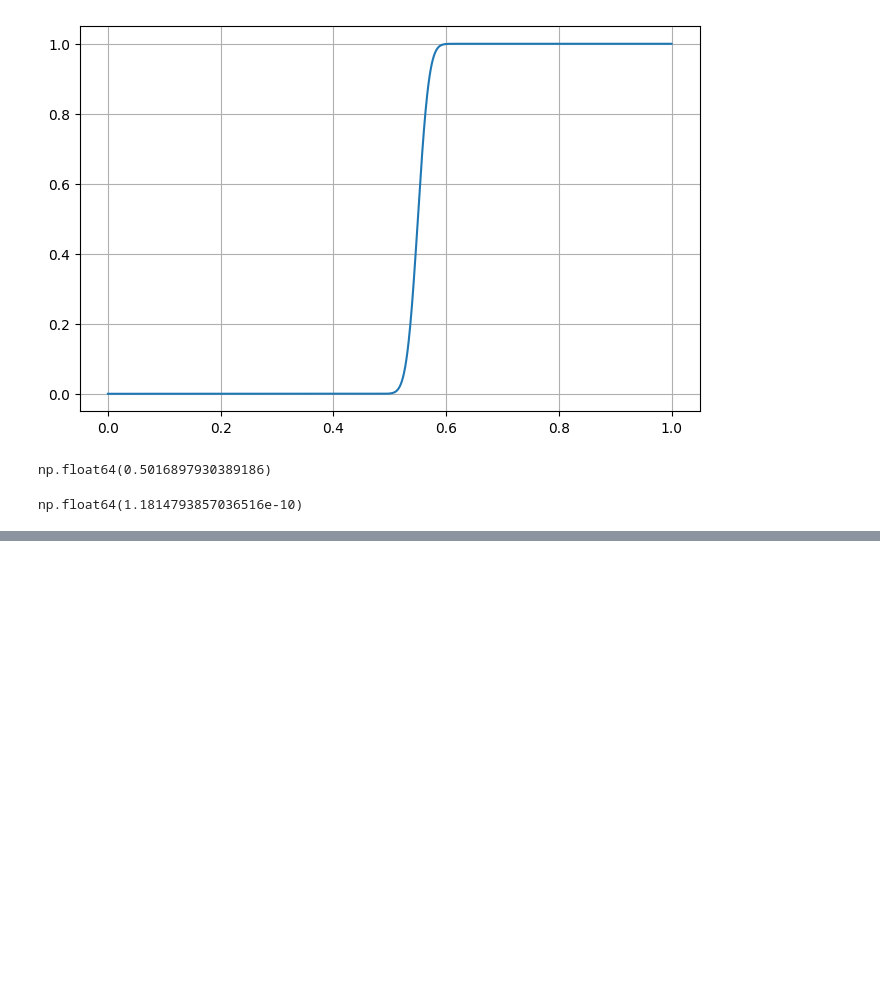
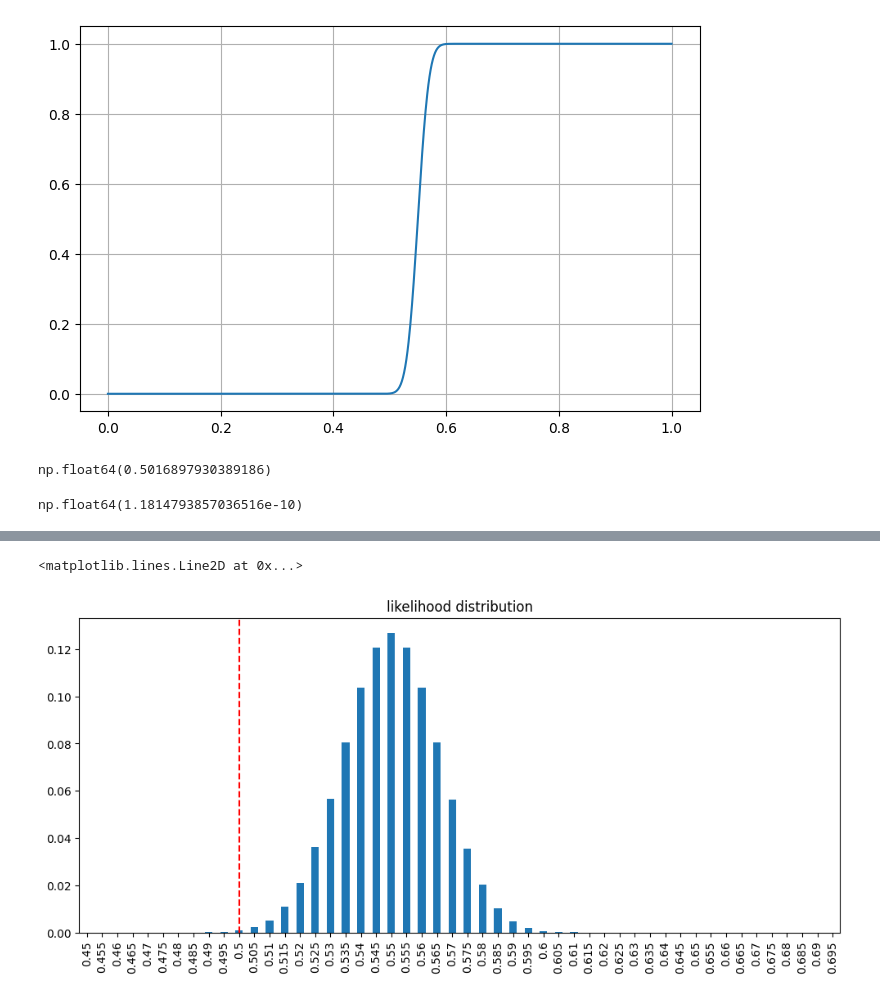
Before and after one commit to armanboyaci/notebooks, a Jupyter notebook: datascience_questions/q4_datascience.ipynb, the cells around one changed output, grey strips where cells are left out. Cells and saved outputs as stored; diff of their text form; code cells hidden in the pictures; blank space fills up the shorter version.

```diff
--- a/datascience_questions/q4_datascience.ipynb
+++ b/datascience_questions/q4_datascience.ipynb
@@ -144,0 +144,10 @@ plt.title(f"If we flip a fair coin {n} times, we expect to see {obs} successes {
+# %%
+df = pd.Series({np.round(p, 3): binom.pmf(550, n=1_000, p=p) for p in np.arange(0.45,0.7, 0.005)})
+
+(df / df.sum()).plot.bar(title="likelihood distribution", figsize=(12,5));
+
+x_pos = df.index.get_loc(0.5)
+plt.axvline(x=x_pos, linestyle="--", color="red")
+# %% [output]
+<matplotlib.lines.Line2D at 0x...>
+[figure, added]
```
Also changed, not shown: parts of 3 cells of this notebook.
